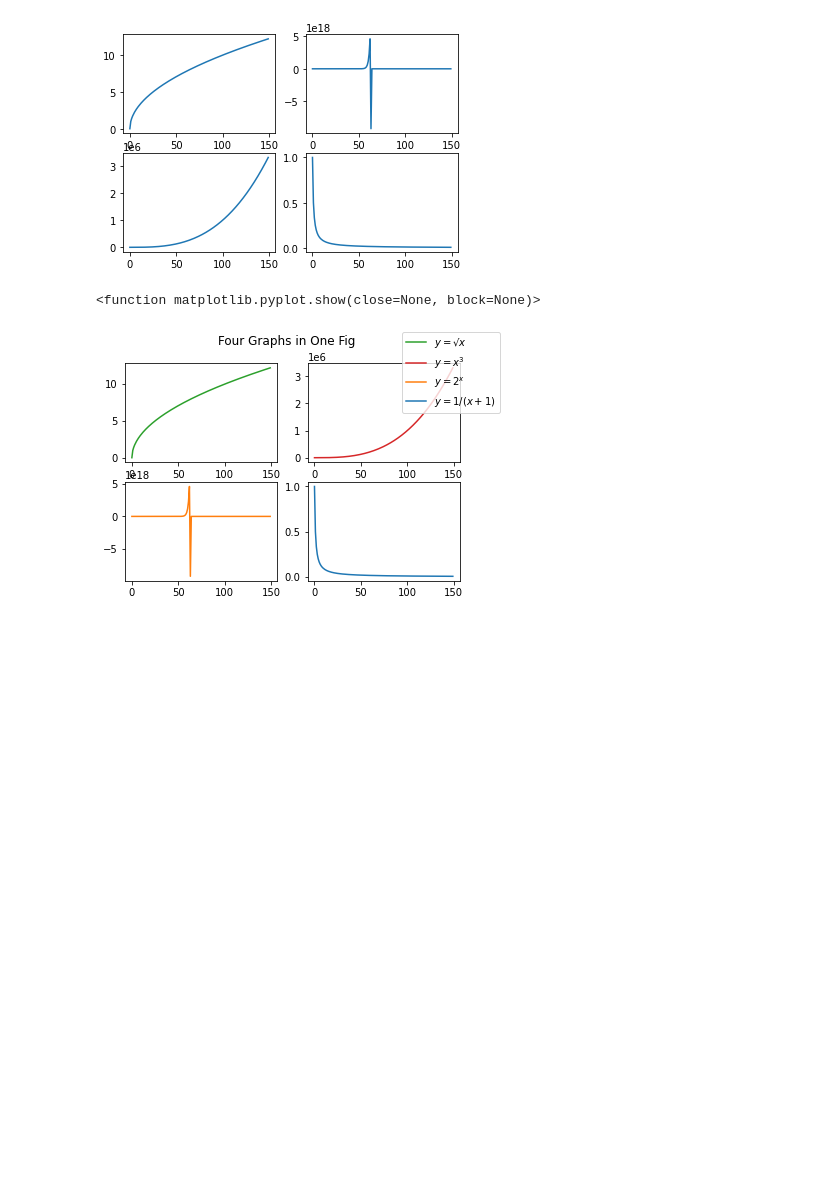
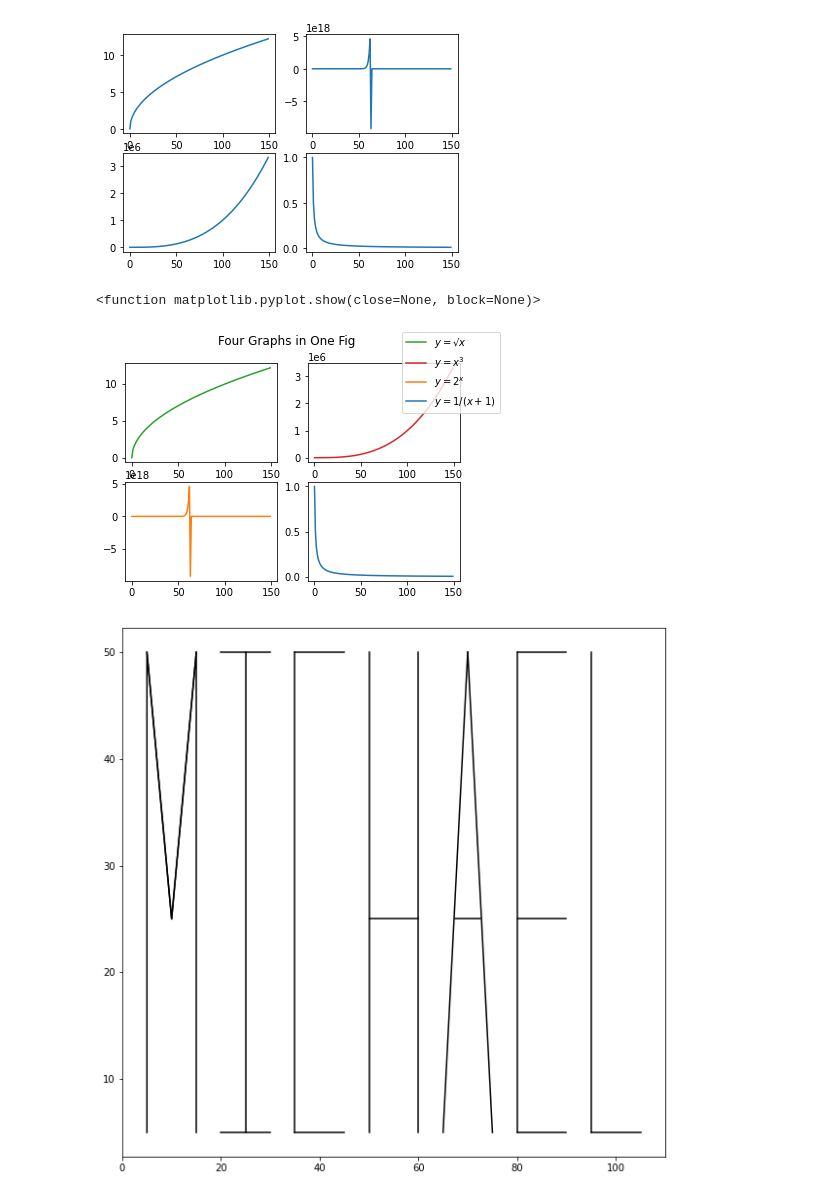
Before and after one commit to michael-haerle/numpy-pandas-visualization-exercises, a Jupyter notebook: matplotlib_exercises.ipynb, the cells around one changed output. Saved outputs shown, nothing was run; the diff lists cells and outputs as text; code cells hidden in the pictures; blank space fills up the shorter version.

Commit message:
added bonus

```diff
--- a/matplotlib_exercises.ipynb
+++ b/matplotlib_exercises.ipynb
@@ -122,3 +122,81 @@ plt.show
 # %% [output]
 <function matplotlib.pyplot.show(close=None, block=None)>
 [figure]
+# %%
+#  ****Bonus**** Write the code necessary to write your name on a chart.
+# Use box letters.
+
+plt.figure(figsize = (10,10))
+
+# Letter M
+x = [5,5],[5,10],[10,15],[15,15]
+y = [5,50],[50,25],[25,50],[50,5]
+
+# Letter I
+x2 = [20,30]
+y2 = [5,5]
+x3 = [25,25]
+y3 = [5,50]
+x4 = [20,30]
+y4 = [50,50]
+
+# Letter C
+x5 = [35,45]
+y5 = [5,5]
+x6 = [35,35]
+y6 = [5,50]
+x7 = [35,45]
+y7 = [50,50]
+
+#Letter H
+x8 = [50,50]
+y8 = [5,50]
+x9 = [50,60]
+y9 = [25,25]
+x10 = [60,60]
+y10 = [5,50]
+
+# Letter A
+x11 = [65,70],[70,75]
+y11 = [5,50],[50,5]
+x12 = [67.5,72.5]
+y12 = [25,25]
+
+# Letter E
+x13 = [80,80]
+y13 = [5,50]
+x14 = [80,90]
+y14 = [5,5]
+x15 = [80,90]
+y15 = [25,25]
+x16 = [80,90]
+y16 = [50,50]
+
+# Letter L
+x17 = [95,105]
+y17 = [5,5]
+x18 = [95,95]
+y18 = [5,50]
+
+plt.plot(x,y, color='black')
+plt.plot(x2,y2, color='black')
+plt.plot(x3,y3, color='black')
+plt.plot(x4,y4, color='black')
+plt.plot(x5,y5, color='black')
+plt.plot(x6,y6, color='black')
+plt.plot(x7,y7, color='black')
+plt.plot(x8,y8, color='black')
+plt.plot(x9,y9, color='black')
+plt.plot(x10,y10, color='black')
+plt.plot(x11,y11, color='black')
+plt.plot(x12,y12, color='black')
+plt.plot(x13,y13, color='black')
+plt.plot(x14,y14, color='black')
+plt.plot(x15,y15, color='black')
+plt.plot(x16,y16, color='black')
+plt.plot(x17,y17, color='black')
+plt.plot(x18,y18, color='black')
+
+plt.show()
+# %% [output]
+[figure, added]
```
